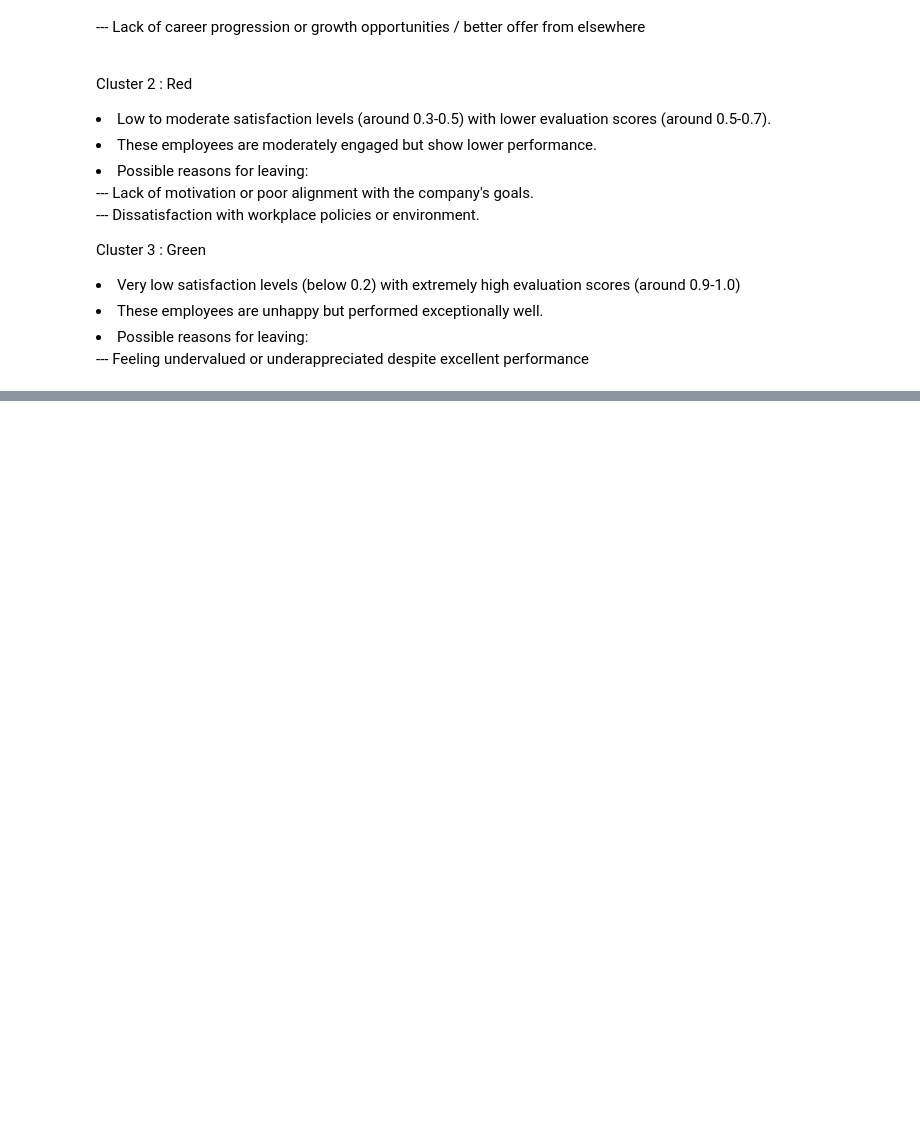
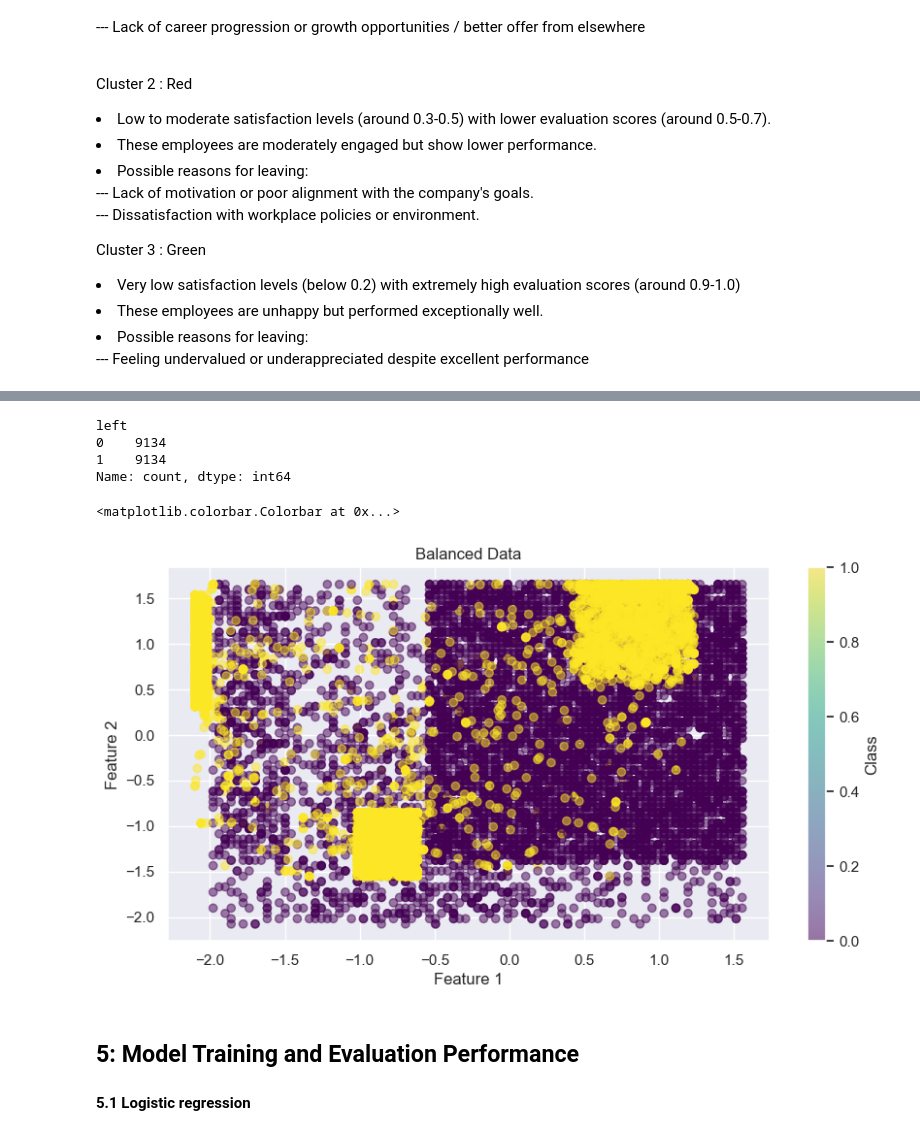
Before and after one commit to shreyanehra/MachineLearningProjects, a Jupyter notebook: employee turnover/project1.ipynb, the cells around one changed output, grey strips where cells are left out. Saved outputs shown, nothing was run; the diff lists cells and outputs as text; code cells hidden in the pictures; blank space fills up the shorter version.

```diff
--- a/employee turnover/project1.ipynb
+++ b/employee turnover/project1.ipynb
@@ -183,0 +272,23 @@ Cluster 3 : Green <br>
+# %%
+#Applying SMOTE - Synthetic minority over-samplification technique and plotting
+smote = SMOTE(random_state=123)
+X_train_smote, y_train_smote = smote.fit_resample(X_train_scaled, y_train)
+smote_balanced_data = y_train_smote.value_counts()
+print(smote_balanced_data)
+
+plt.figure(figsize=(10, 5))
+plt.scatter(X_train_smote[:, 0], X_train_smote[:, 1], c=y_train_smote, alpha=0.5, cmap='viridis', marker='o')
+plt.title('Balanced Data')
+plt.xlabel('Feature 1')
+plt.ylabel('Feature 2')
+plt.colorbar(label='Class')
+# %% [output]
+left
+0    9134
+1    9134
+Name: count, dtype: int64
+<matplotlib.colorbar.Colorbar at 0x...>
+[figure, added]
+# %% [markdown]
+<h2> 5: Model Training and Evaluation Performance </h2>
+<h4> 5.1 Logistic regression </h4>
```
Also changed, not shown: parts of 21 cells of this notebook, 1 other file.
